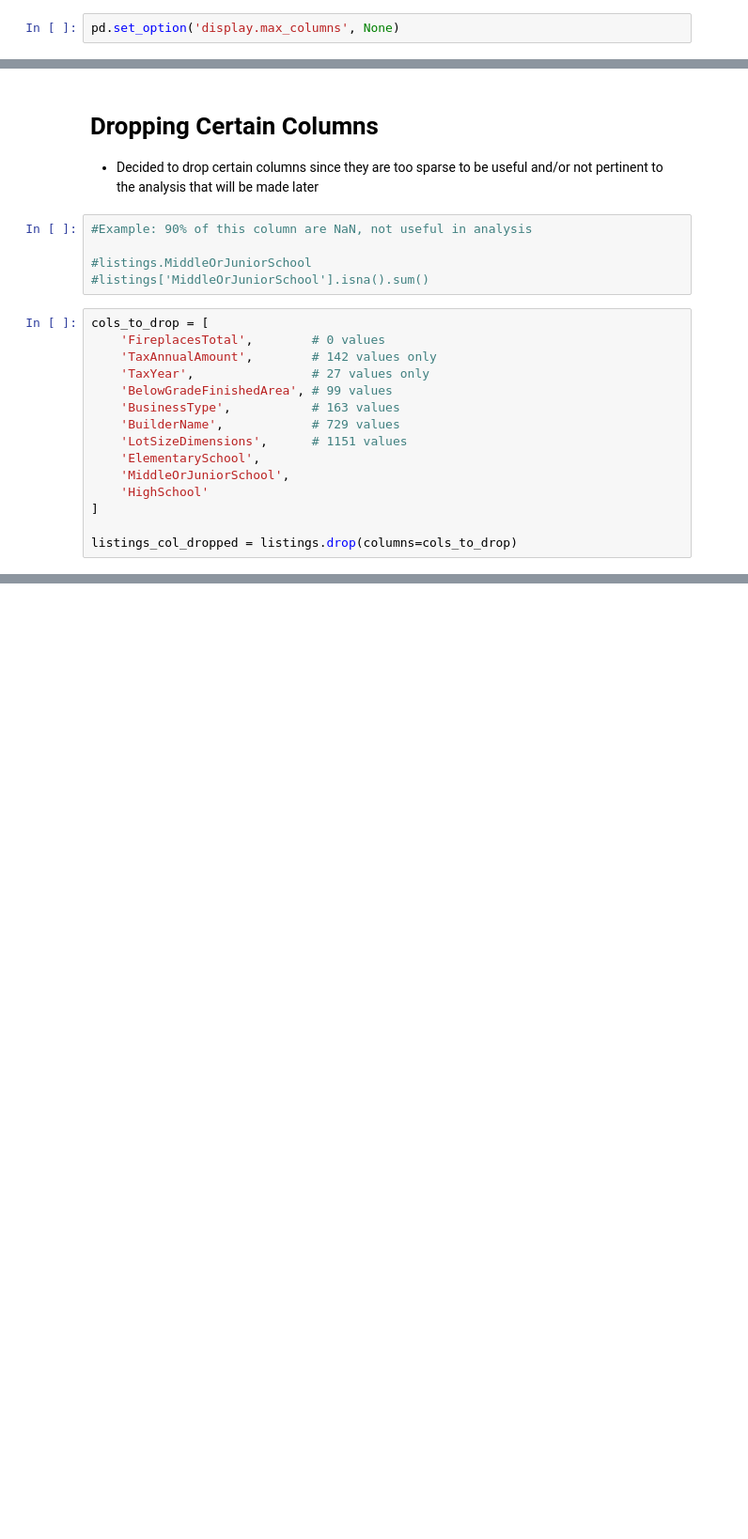
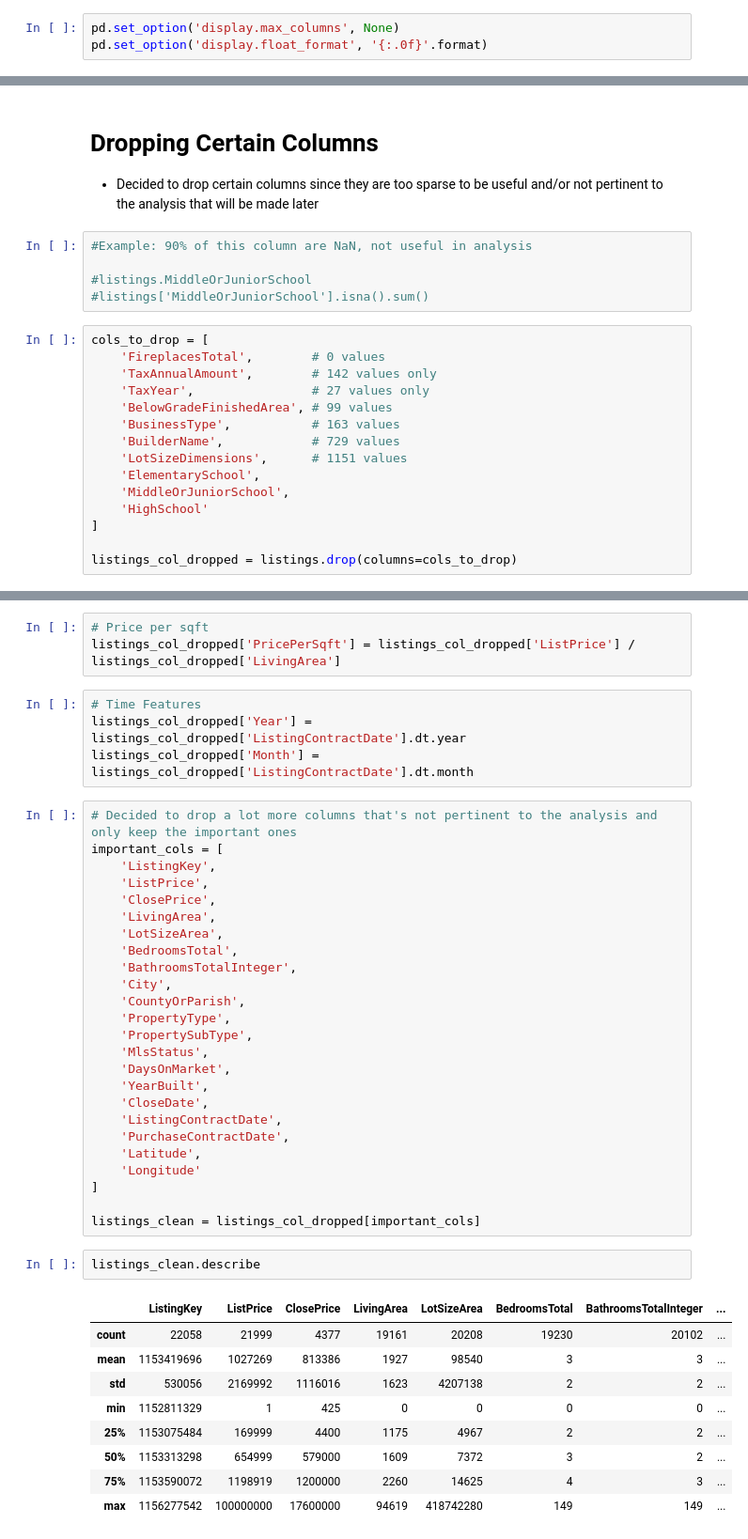
Before and after one commit to sarahknguyen/mls-data-analysis, a Jupyter notebook: EDA Listings .ipynb, the cells around one changed output, grey strips where cells are left out. Shown at 94% size. Cells and saved outputs as stored; diff of their text form; blank space fills up the shorter version.

Commit message:
Add files via upload
Updated EDA notebook with further initial analysis

```diff
--- a/EDA Listings .ipynb
+++ b/EDA Listings .ipynb
@@ -10,6 +10,7 @@ import matplotlib.pyplot as plt
 import seaborn as sns
 # %%
 pd.set_option('display.max_columns', None)
+pd.set_option('display.float_format', '{:.0f}'.format)
 # %%
 listings = pd.read_csv("CRMLSListing202602.csv")
 # %% [markdown]
@@ -205,0 +226,44 @@ listings_col_dropped = listings.drop(columns=cols_to_drop)
+# %%
+# Price per sqft
+listings_col_dropped['PricePerSqft'] = listings_col_dropped['ListPrice'] / listings_col_dropped['LivingArea']
+# %%
+# Time Features
+listings_col_dropped['Year'] = listings_col_dropped['ListingContractDate'].dt.year
+listings_col_dropped['Month'] = listings_col_dropped['ListingContractDate'].dt.month
+# %%
+# Decided to drop a lot more columns that's not pertinent to the analysis and only keep the important ones
+important_cols = [
+    'ListingKey',
+    'ListPrice',
+    'ClosePrice',
+    'LivingArea',
+    'LotSizeArea',
+    'BedroomsTotal',
+    'BathroomsTotalInteger',
+    'City',
+    'CountyOrParish',
+    'PropertyType',
+    'PropertySubType',
+    'MlsStatus',
+    'DaysOnMarket',
+    'YearBuilt',
+    'CloseDate',
+    'ListingContractDate',
+    'PurchaseContractDate',
+    'Latitude',
+    'Longitude'
+]
+
+listings_clean = listings_col_dropped[important_cols]
+# %%
+listings_clean.describe
+# %% [output]
+|  | ListingKey | ListPrice | ClosePrice | LivingArea | LotSizeArea | BedroomsTotal | BathroomsTotalInteger | ... |
+| count | 22058 | 21999 | 4377 | 19161 | 20208 | 19230 | 20102 | ... |
+| mean | 1153419696 | 1027269 | 813386 | 1927 | 98540 | 3 | 3 | ... |
+| std | 530056 | 2169992 | 1116016 | 1623 | 4207138 | 2 | 2 | ... |
+| min | 1152811329 | 1 | 425 | 0 | 0 | 0 | 0 | ... |
+| 25% | 1153075484 | 169999 | 4400 | 1175 | 4967 | 2 | 2 | ... |
+| 50% | 1153313298 | 654999 | 579000 | 1609 | 7372 | 3 | 2 | ... |
+| 75% | 1153590072 | 1198919 | 1200000 | 2260 | 14625 | 4 | 3 | ... |
+| max | 1156277542 | 100000000 | 17600000 | 94619 | 418742280 | 149 | 149 | ... |
```
Also changed, not shown: parts of 4 cells of this notebook.
